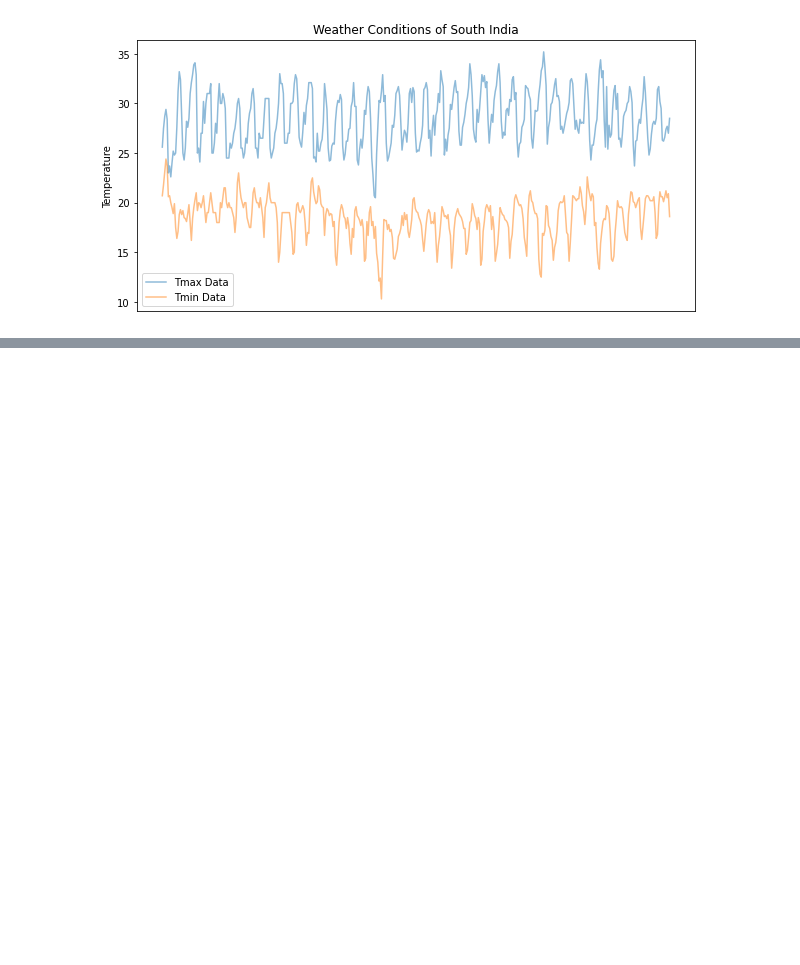
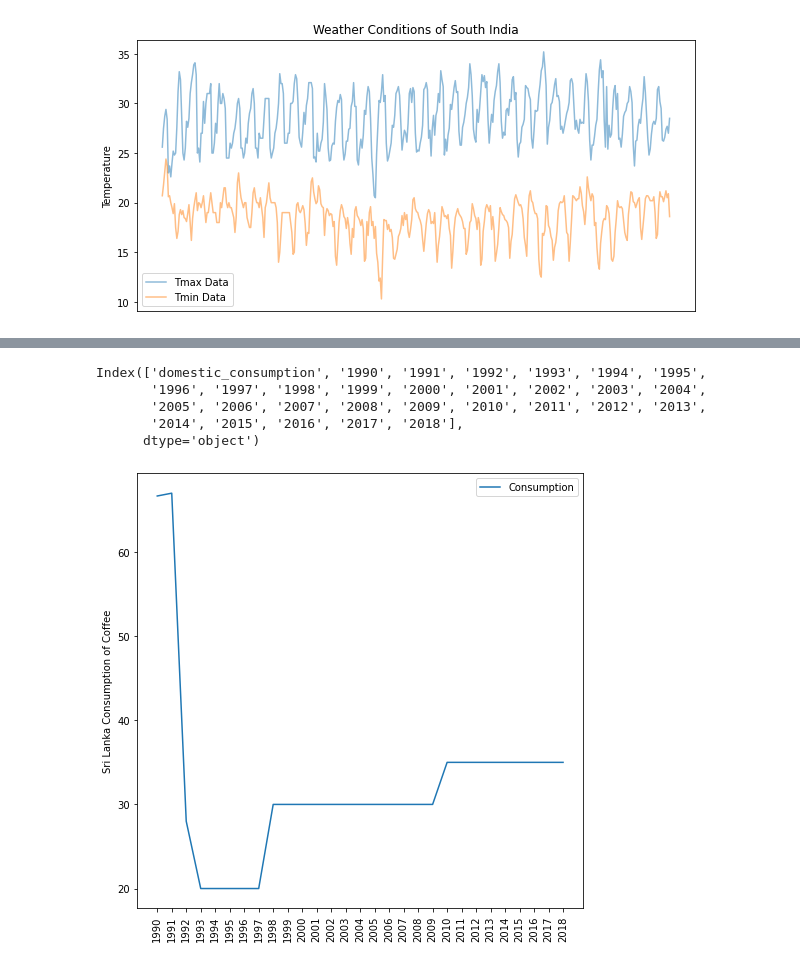
Before and after one commit to bitanb1999/FeyNN, a Jupyter notebook: FeyNN.ipynb, the cells around one changed output, grey strips where cells are left out. Drawn from its saved outputs; the diff is of its cells as text; code cells hidden in the pictures; blank space fills up the shorter version.

```diff
--- a/FeyNN.ipynb
+++ b/FeyNN.ipynb
@@ -354,0 +364,3 @@ plt.savefig("./Kerala")
+# %%
+dom=pd.read_csv("./Global Tea Consumption/domestic-consumption.csv")
+dom.head()
@@ -354,0 +375,22 @@ plt.savefig("./Kerala")
+# %%
+dom.columns
+# %% [output]
+Index(['domestic_consumption', '1990', '1991', '1992', '1993', '1994', '1995',
+       '1996', '1997', '1998', '1999', '2000', '2001', '2002', '2003', '2004',
+       '2005', '2006', '2007', '2008', '2009', '2010', '2011', '2012', '2013',
+       '2014', '2015', '2016', '2017', '2018'],
+      dtype='object')
+# %%
+data=[]
+for i in dom.columns[1:]:
+    data.append(dom[dom.domestic_consumption=='Sri Lanka'][i])
+# %%
+data=pd.DataFrame(data)
+# %%
+fig,ax=plt.subplots(figsize=(8,8))
+sns.lineplot(data=data,x=data.index,y=data.columns[0],markers=True,ax=ax,label='Consumption')
+plt.xticks(rotation='90')
+plt.ylabel('Sri Lanka Consumption of Coffee')
+plt.savefig("./SriLankaConsumption")
+# %% [output]
+[figure, added]
```
Also changed, not shown: parts of 44 cells of this notebook.
